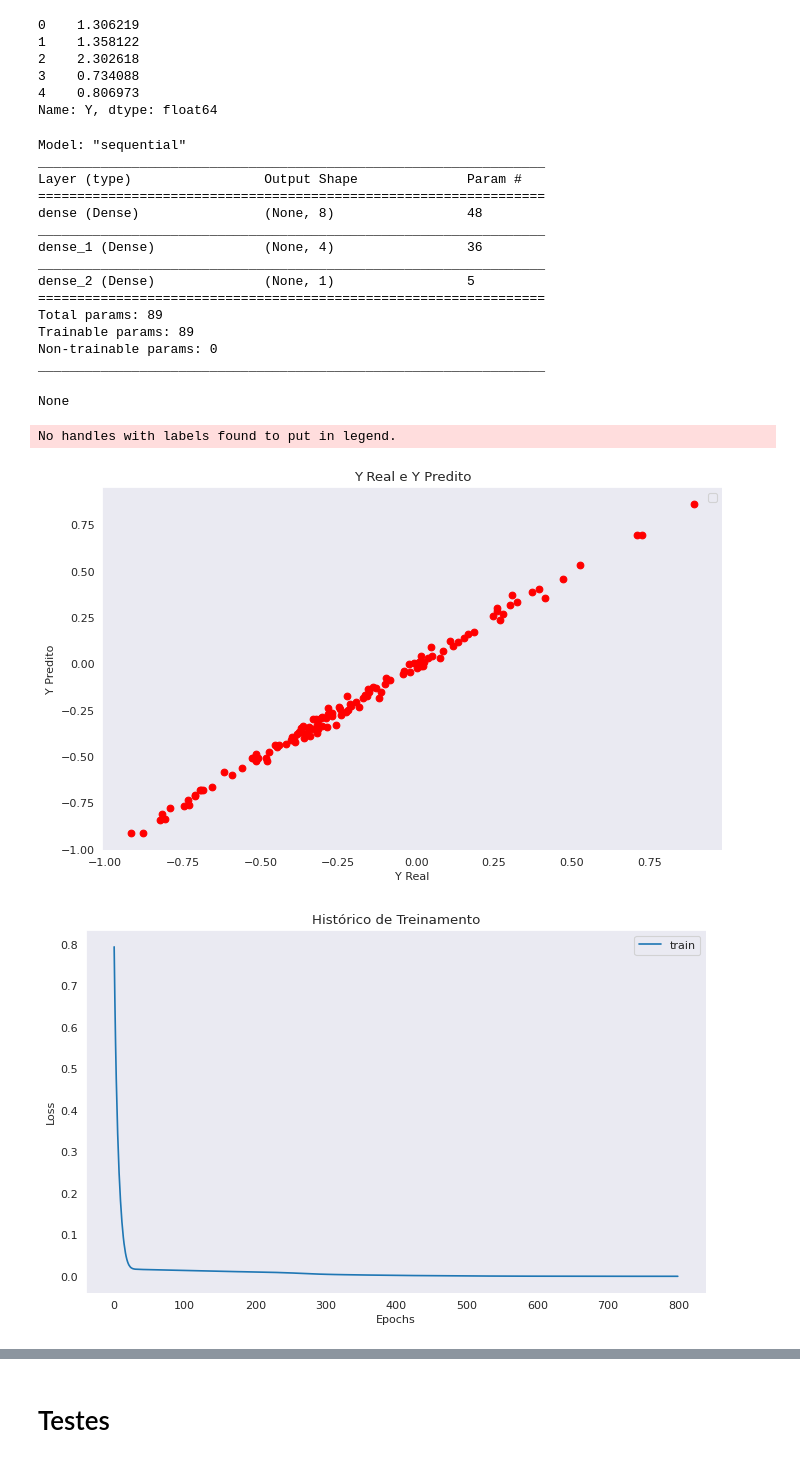
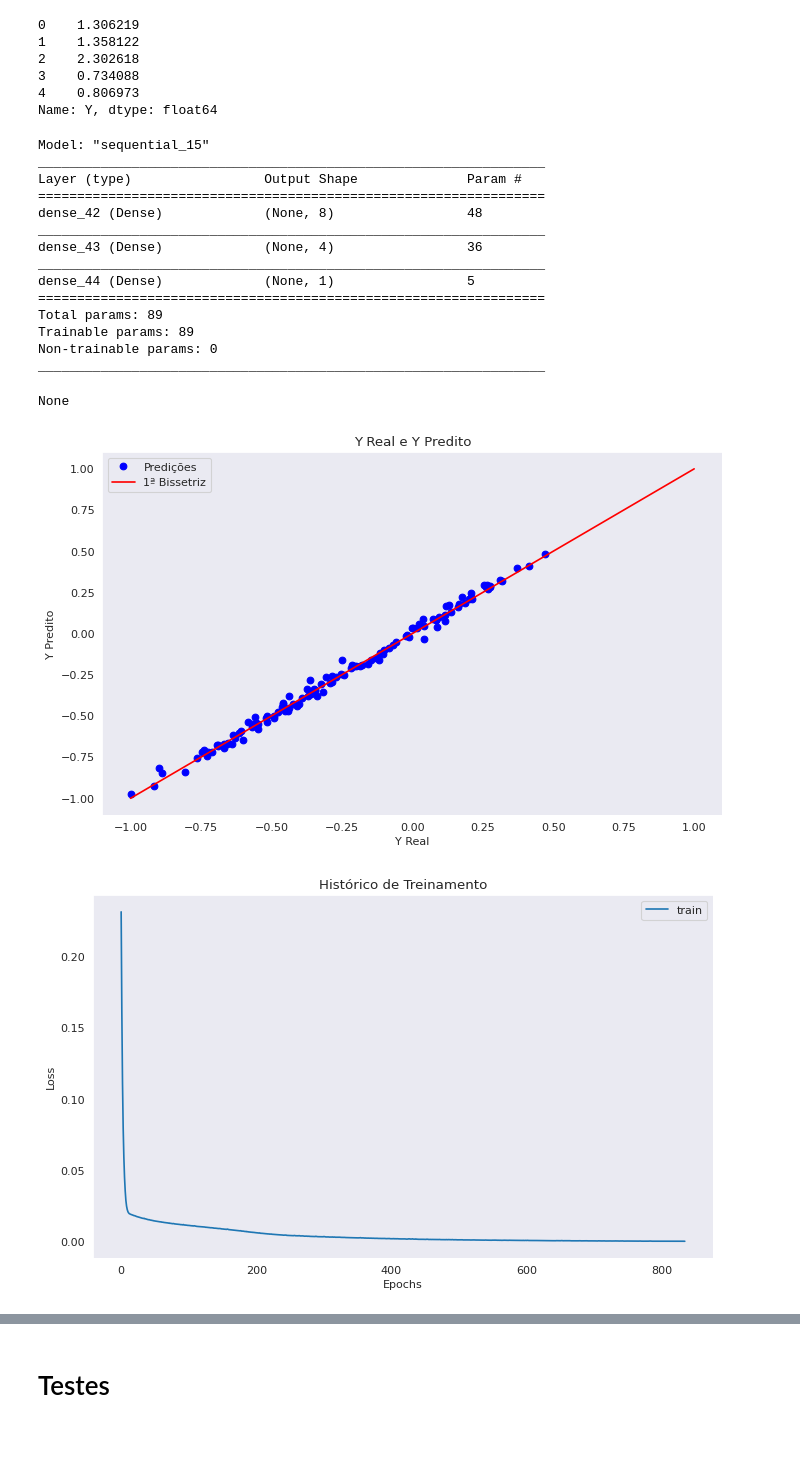
Before and after one commit to gabriel7268/PRH35.1_UFBA-ANP, a Jupyter notebook: Códigos/Reunião_PRH_18_06.ipynb, the cells around one changed output, grey strips where cells are left out. Cells and saved outputs as stored; diff of their text form; code cells hidden in the pictures.

```diff
--- a/Códigos/Reunião_PRH_18_06.ipynb
+++ b/Códigos/Reunião_PRH_18_06.ipynb
@@ -282,7 +179,7 @@ model_l3 = keras.Sequential([layers.Dense(1, activation=None, input_shape = (1,)
 
 model_l3.compile(optimizer='adam', loss='mse',
                 metrics='mae')
-model_l3.fit(x, y, epochs=15)
+model_l3.fit(x, y, verbose=0, epochs=15)
 
 # x_test = np.arange(1e6, 1.01e6, 1)
 # y_test = 2*x_test + white_noise(5000, x_test)
@@ -291,7 +188,24 @@ model_l3.fit(x, y, epochs=15)
 prediction_l3 = model_l3.predict(x)
 #print(prediction, end=' ')
 
-prediction_l3 = list(prediction_l3)
+plt.figure(figsize=(15, 6), dpi=80)
+#Dados Real
+plt.plot(x, y, 'bo', label = 'Real')
+#Saida Predita
+plt.plot(x, prediction_l3,'r-', label = 'Predito')
 
-y_pred = [y for y in prediction_l3]
+plt.title("Y Real e Y Predito")
+plt.xlabel('Entrada X')
+plt.ylabel('Saida Y')
+plt.legend()
+
+plt.show();
+
+#explorar tipos de modelos
+#usar nome de modelos diferentes (variáveis)
+#arquivos separados
+#usar tutorial do pacote (keras) e recomendações
+#explorar exemplo pronto (mudar os dados)
+#começar com dimensoes pequenas
+#começar simples e ir evoluindo
 # %% [output]
@@ -849,50 +688,51 @@ model_de.compile(loss='mse', optimizer='adam')
 # Resumo do Modelo
 display(model_de.summary())
 # Treinamento
-history = model_de.fit(X_train, Y_train, epochs=800, verbose=0, callbacks=[es])
+history = model_de.fit(X_train, Y_train, epochs=835, verbose=0, callbacks=[es])
 # Predições
 prediction_de = model_de.predict(X_test)
 # Plotagem
 sns.set_style('dark')
 plt.figure(figsize=(10, 6), dpi=80)
-plt.plot(Y_test, prediction_de,'ro')
+plt.plot(Y_test, prediction_de,'bo', label='Predições')
+j = np.arange(-1,2)
+plt.plot(j,j, 'r', label='1ª Bissetriz')
 plt.title("Y Real e Y Predito")
 plt.xlabel('Y Real')
 plt.ylabel('Y Predito')
 plt.legend()
 plt.savefig('saida_real_saida_predita.png')
 plt.show();
 # Histórico
 plt.figure(figsize=(10, 6), dpi=80)
 plt.plot(history.history['loss'], label='train')
 # plt.plot(history.history['val_loss'], label='validation')
 plt.legend()
 plt.title('Histórico de Treinamento'),
 plt.xlabel('Epochs'),
 plt.ylabel('Loss')
 plt.savefig('custo_epochs.png')
 plt.show();
 # PRIMEIRA BISSETRIZ JUNTO
 # RNN
 # %% [output]
-Model: "sequential"
+Model: "sequential_15"
 _________________________________________________________________
 Layer (type)                 Output Shape              Param #
 =================================================================
-dense (Dense)                (None, 8)                 48
+dense_42 (Dense)             (None, 8)                 48
 _________________________________________________________________
-dense_1 (Dense)              (None, 4)                 36
+dense_43 (Dense)             (None, 4)                 36
 _________________________________________________________________
-dense_2 (Dense)              (None, 1)                 5
+dense_44 (Dense)             (None, 1)                 5
 =================================================================
 Total params: 89
 Trainable params: 89
 Non-trainable params: 0
 _________________________________________________________________
 None
-No handles with labels found to put in legend.
-[figure, old version]
+[figure, new version]
-[figure, old version]
+[figure, new version]
 # %%
 # Transformando dados de saída em array
 y = np.array(Y_test)
```
Also changed, not shown: parts of 22 cells of this notebook.
